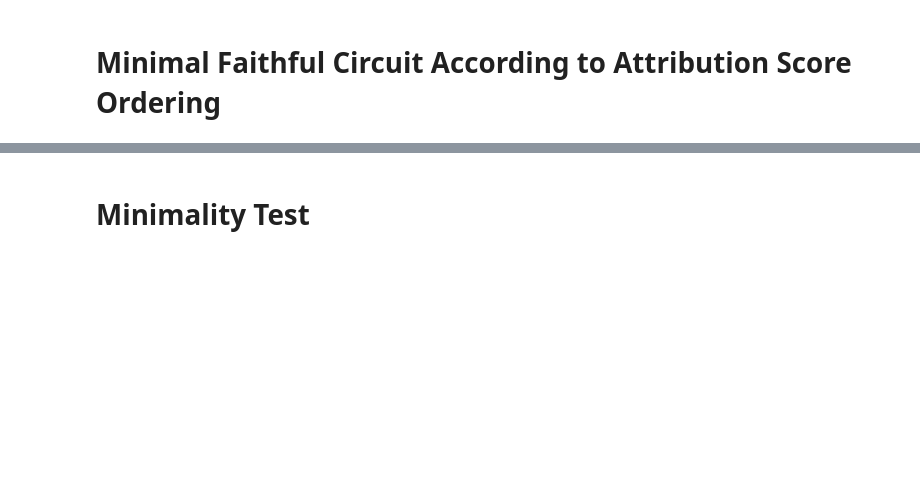
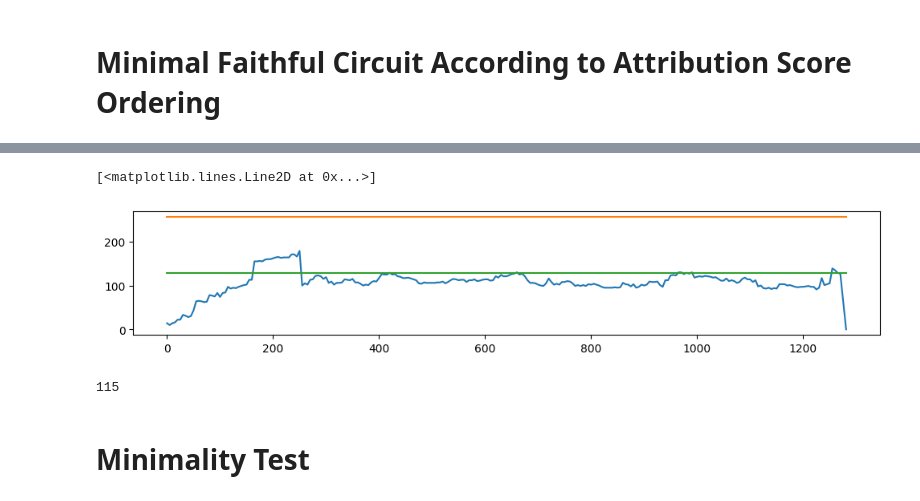
Before and after one commit to oliveradk/elk-experiments, a Jupyter notebook: notebooks/hypothesis_tests.ipynb, the cells around one changed output, grey strips where cells are left out. Cells and saved outputs as stored; diff of their text form; code cells hidden in the pictures; blank space fills up the shorter version.

```diff
--- a/notebooks/hypothesis_tests.ipynb
+++ b/notebooks/hypothesis_tests.ipynb
@@ -247,3 +253,18 @@ for edge_count, circuit_out in circuit_outs.items():
+# %%
+# plot num_ablated_C_gt_M
+fig, ax = plt.subplots(figsize=(12, 2))
+num_ablated_C_gt_Ms = [test_results[edge_count][0] for edge_count in test_results.keys()]
+ns = [test_results[edge_count][1] for edge_count in test_results.keys()]
+ax.plot(edge_counts, num_ablated_C_gt_Ms)
+ax.plot(edge_counts, ns)
+ax.plot(edge_counts, [n/2 for n in ns])
+# %% [output]
+[<matplotlib.lines.Line2D at 0x...>]
+[figure, added]
+# %%
+min([edge_count for edge_count in edge_counts if not test_results[edge_count][2]])
+# %% [output]
+115
 # %% [markdown]
 # Minimality Test
 # %%
```
Also changed, not shown: parts of 23 cells of this notebook.
